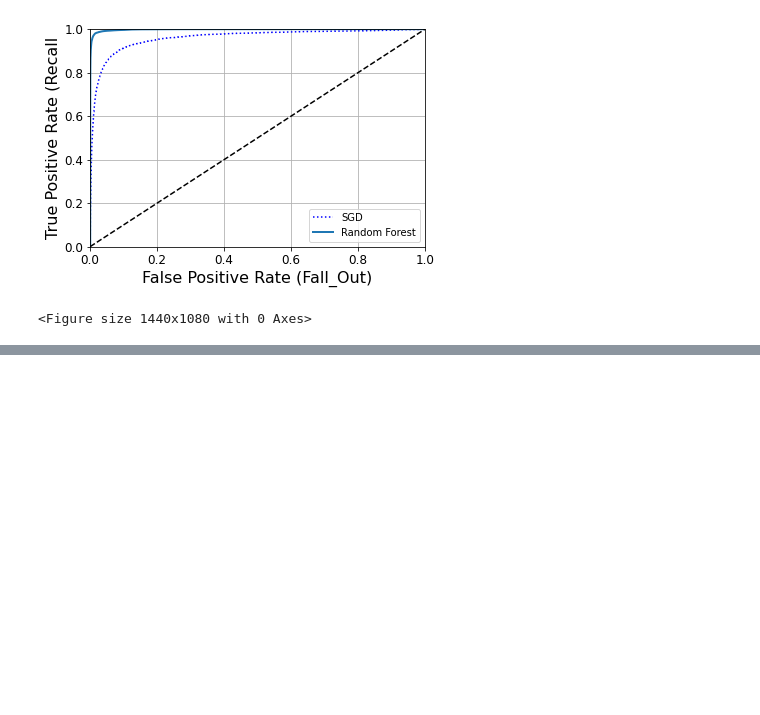
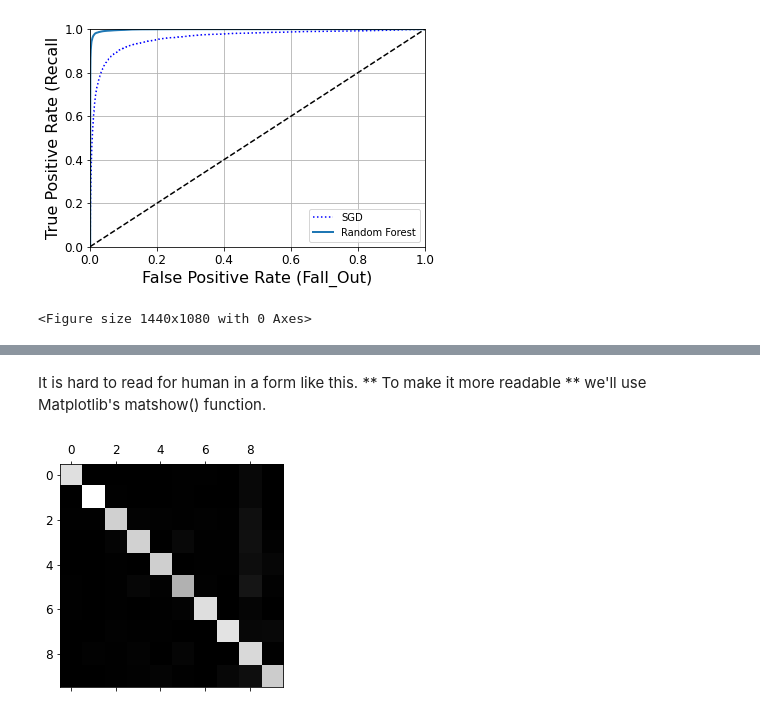
Before and after one commit to dataqueenpend/HandsOnML_projects, a Jupyter notebook: Hands_on_ML_Classification_MNIST.ipynb, the cells around one changed output, grey strips where cells are left out. Saved outputs shown, nothing was run; the diff lists cells and outputs as text; code cells hidden in the pictures; blank space fills up the shorter version.

```diff
--- a/Hands_on_ML_Classification_MNIST.ipynb
+++ b/Hands_on_ML_Classification_MNIST.ipynb
@@ -403,0 +472,3 @@ But there are multiple strategies that we can use to perform multiclass classifi
+# %%
+sgd_clf.fit(X_train, y_train)
+sgd_clf.predict([some_digit])
@@ -403,0 +498,4 @@ But there are multiple strategies that we can use to perform multiclass classifi
+# %%
+scaler = StandardScaler()
+X_train_scaled = scaler.fit_transform(X_train.astype(np.float64))
+cross_val_score(sgd_clf, X_train_scaled, y_train, cv=3, scoring='accuracy')
@@ -403,0 +513,5 @@ But there are multiple strategies that we can use to perform multiclass classifi
+# %%
+y_train_pred = cross_val_predict(sgd_clf, X_train_scaled, y_train, cv=3)
+# %%
+conf_mx = confusion_matrix(y_train, y_train_pred)
+conf_mx
@@ -403,0 +530,7 @@ But there are multiple strategies that we can use to perform multiclass classifi
+# %% [markdown]
+It is hard to read for human in a form like this. ** To make it more readable ** we'll use Matplotlib's matshow() function.
+# %%
+plt.matshow(conf_mx, %%cmdap=plt.cm.gray)
+plt.show()
+# %% [output]
+[figure, added]
```
Also changed, not shown: parts of 25 cells of this notebook.
